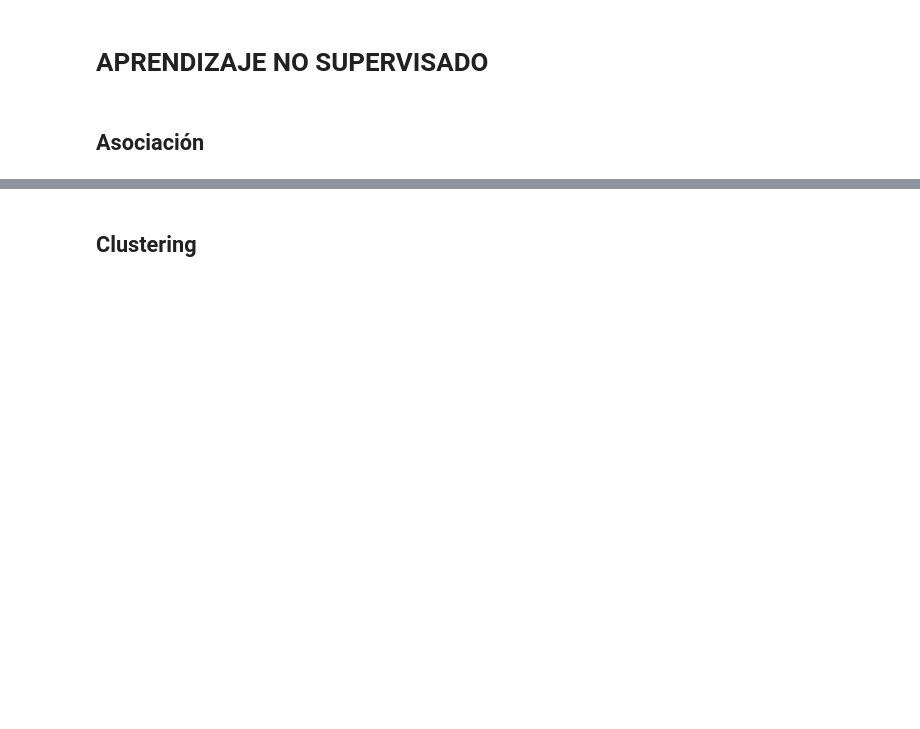
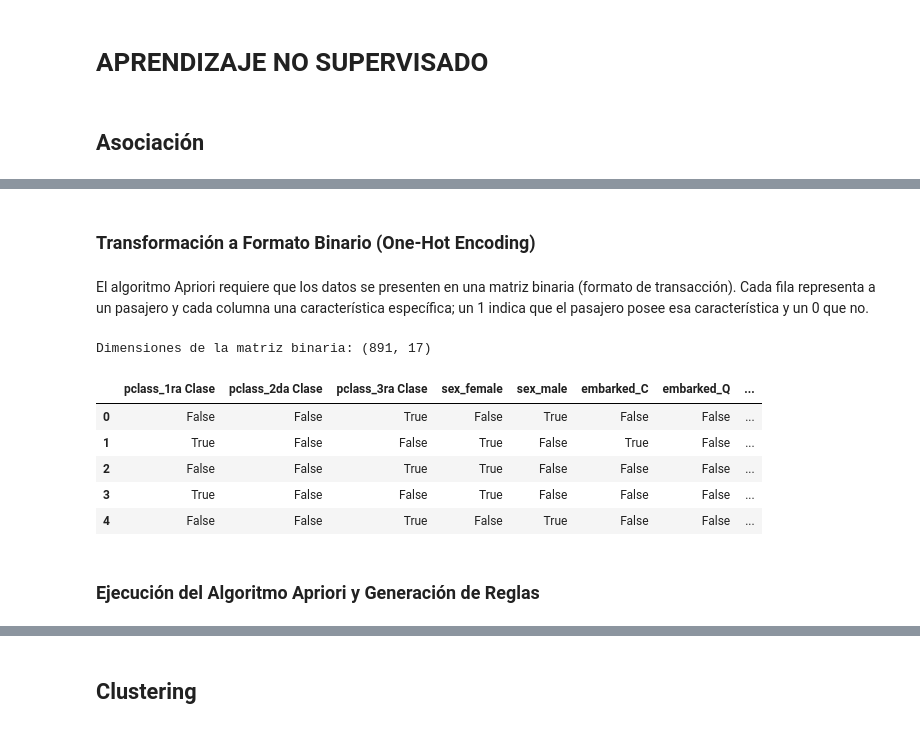
Before and after one commit to duvan1026/Titanic_Big_Data, a Jupyter notebook: ABD_CastroBautistaDuvanDario.ipynb, the cells around one changed output, grey strips where cells are left out. Cells and saved outputs as stored; diff of their text form; code cells hidden in the pictures; blank space fills up the shorter version.

```diff
--- a/ABD_CastroBautistaDuvanDario.ipynb
+++ b/ABD_CastroBautistaDuvanDario.ipynb
@@ -1661,0 +1638,27 @@ TypeError: 'ellipsis' object is not iterable
+# %%
+# 1. Creación de una copia de trabajo para el análisis de asociación
+df_asoc = titanic.copy()
+
+# 2. Tratamiento de nulos sobre la copia (Imputación rápida para asociación)
+df_asoc['age'] = df_asoc['age'].fillna(df_asoc['age'].median())
+df_asoc['embarked'] = df_asoc['embarked'].fillna(df_asoc['embarked'].mode()[0])
+df_asoc['fare'] = df_asoc['fare'].fillna(df_asoc['fare'].median())
+
+# 3. DISCRETIZACIÓN: Transformación de numéricos a categorías
+# Edad: Definimos grupos vitales
+df_asoc['age_group'] = pd.cut(df_asoc['age'],
+                             bins=[0, 12, 18, 60, 100],
+                             labels=['Niño', 'Adolescente', 'Adulto', 'Anciano'])
+
+# Tarifa: Dividimos en tres niveles de poder adquisitivo
+df_asoc['fare_group'] = pd.qcut(df_asoc['fare'], q=3, labels=['Bajo', 'Medio', 'Alto'])
+
+# 4. Formateo de etiquetas para mayor legibilidad en las reglas
+df_asoc['pclass'] = df_asoc['pclass'].map({1: '1ra Clase', 2: '2da Clase', 3: '3ra Clase'})
+df_asoc['survived'] = df_asoc['survived'].map({0: 'Fallece', 1: 'Sobrevive'})
+
+# Seleccionamos solo las columnas que nos interesan para buscar patrones
+df_asoc = df_asoc[['pclass', 'sex', 'embarked', 'age_group', 'fare_group', 'survived']]
+
+print("Copia de trabajo 'df_asoc' preparada y discretizada.")
+df_asoc.head()
@@ -1661,0 +1673,21 @@ TypeError: 'ellipsis' object is not iterable
+# %% [markdown]
+### Transformación a Formato Binario (One-Hot Encoding)
+# %% [markdown]
+El algoritmo Apriori requiere que los datos se presenten en una matriz binaria (formato de transacción). Cada fila representa a un pasajero y cada columna una característica específica; un 1 indica que el pasajero posee esa característica y un 0 que no.
+# %%
+# Convertimos el DataFrame discretizado en variables dummy (0 y 1)
+df_binario = pd.get_dummies(df_asoc)
+
+# Verificamos las dimensiones y el formato
+print(f"Dimensiones de la matriz binaria: {df_binario.shape}")
+df_binario.head()
+# %% [output]
+Dimensiones de la matriz binaria: (891, 17)
+|  | pclass_1ra Clase | pclass_2da Clase | pclass_3ra Clase | sex_female | sex_male | embarked_C | embarked_Q | ... |
+| 0 | False | False | True | False | True | False | False | ... |
+| 1 | True | False | False | True | False | True | False | ... |
+| 2 | False | False | True | True | False | False | False | ... |
+| 3 | True | False | False | True | False | False | False | ... |
+| 4 | False | False | True | False | True | False | False | ... |
+# %% [markdown]
+### Ejecución del Algoritmo Apriori y Generación de Reglas
```
Also changed, not shown: parts of 24 cells of this notebook.
